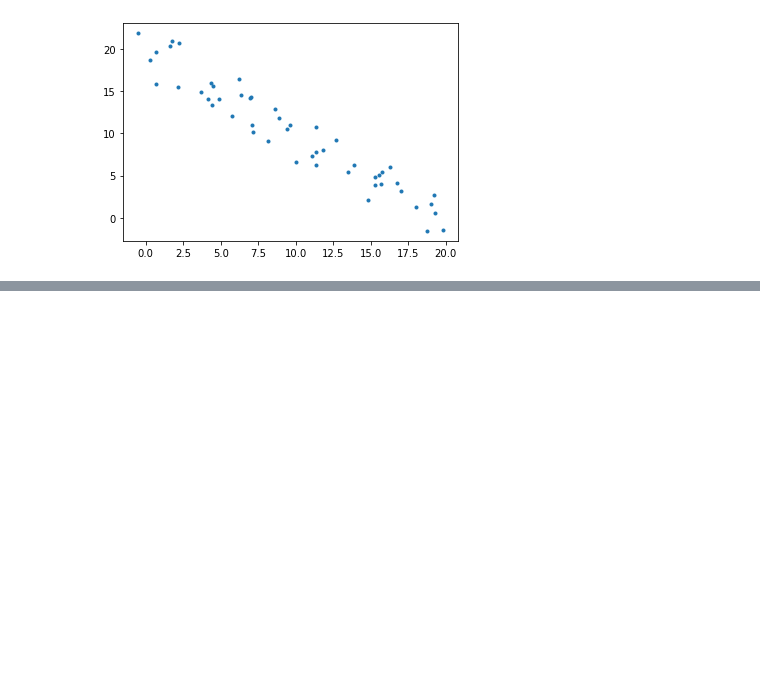
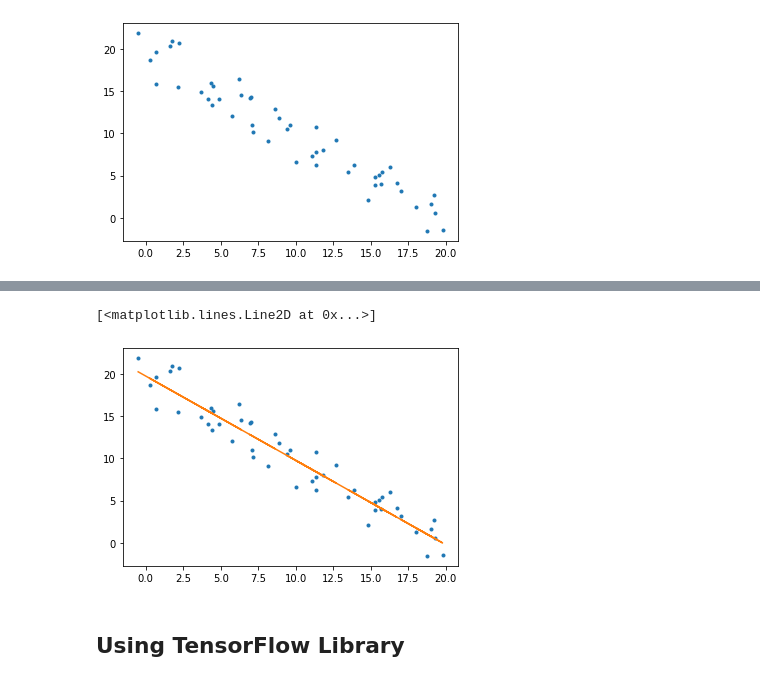
Before and after one commit to imvdharmesh/Dcodetech, a Jupyter notebook: Deep Learning/Lectures/Introduction To TensorFlow.ipynb, the cells around one changed output, grey strips where cells are left out. Cells and saved outputs as stored; diff of their text form; code cells hidden in the pictures; blank space fills up the shorter version.

Commit message:
tensorflow example

```diff
--- a/Deep Learning/Lectures/Introduction To TensorFlow.ipynb
+++ b/Deep Learning/Lectures/Introduction To TensorFlow.ipynb
@@ -174,0 +196,8 @@ plt.plot(x,y,'.')
+# %%
+plt.plot(x, y, '.')
+plt.plot(x, reg_line_line)
+# %% [output]
+[<matplotlib.lines.Line2D at 0x...>]
+[figure, added]
+# %% [markdown]
+## Using TensorFlow Library
```
Also changed, not shown: parts of 19 cells of this notebook.
